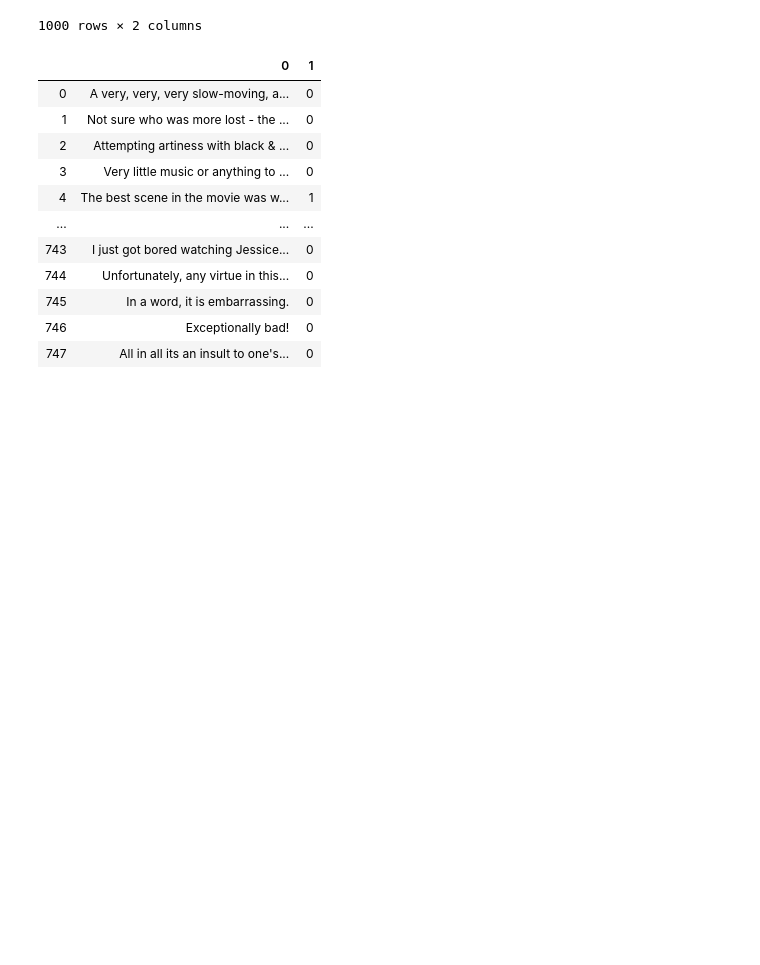
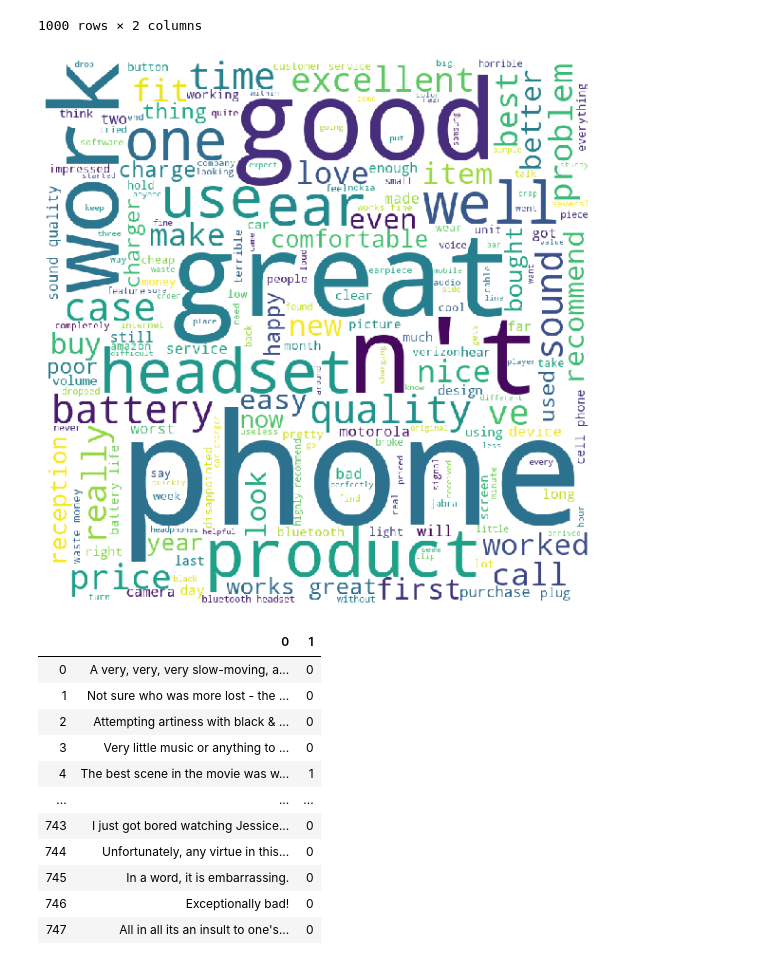
Before and after one commit to greghvk/eksploracja_danych_projekt, a Jupyter notebook: Eksploracja_projekt.ipynb, the cells around one changed output. Saved outputs shown, nothing was run; the diff lists cells and outputs as text; code cells hidden in the pictures; blank space fills up the shorter version.

```diff
--- a/Eksploracja_projekt.ipynb
+++ b/Eksploracja_projekt.ipynb
@@ -11,3 +32,26 @@ yelp = pd.read_csv('./yelp_labelled.txt', sep='\t', header=None)
+# %%
+def draw_wordcloud(text_data, stopwords=None):
+    words = ' '
+    for line in text_data:
+        for word in line:
+            words = words + word + ' '
+
+    wordcloud = WordCloud(width = 800, height = 800,
+                    background_color ='white',
+                    stopwords = stopwords,
+                    min_font_size = 10).generate(words)
+
+    plt.figure(figsize = (8, 8), facecolor = None)
+    plt.imshow(wordcloud)
+    plt.axis("off")
+    plt.tight_layout(pad = 0)
+
+    plt.show()
+# %%
+def lower_tokenize(text_data):
+    text_data = [entry.lower() for entry in text_data]
+    text_data = [word_tokenize(entry) for entry in text_data]
+    return text_data
 # %% [markdown]
 # Wstępna analiza
 # %%
@@ -26,6 +70,11 @@ amazon
 | 998 | The only thing that disappoint me... | 0 |
 | 999 | You can not answer calls with the... | 0 |
 1000 rows × 2 columns
+# %%
+amazon_text = lower_tokenize(amazon[0])
+draw_wordcloud(amazon_text)
+# %% [output]
+[figure, added]
 # %%
 imdb
 # %% [output]
```
Also changed, not shown: parts of 44 cells of this notebook.
